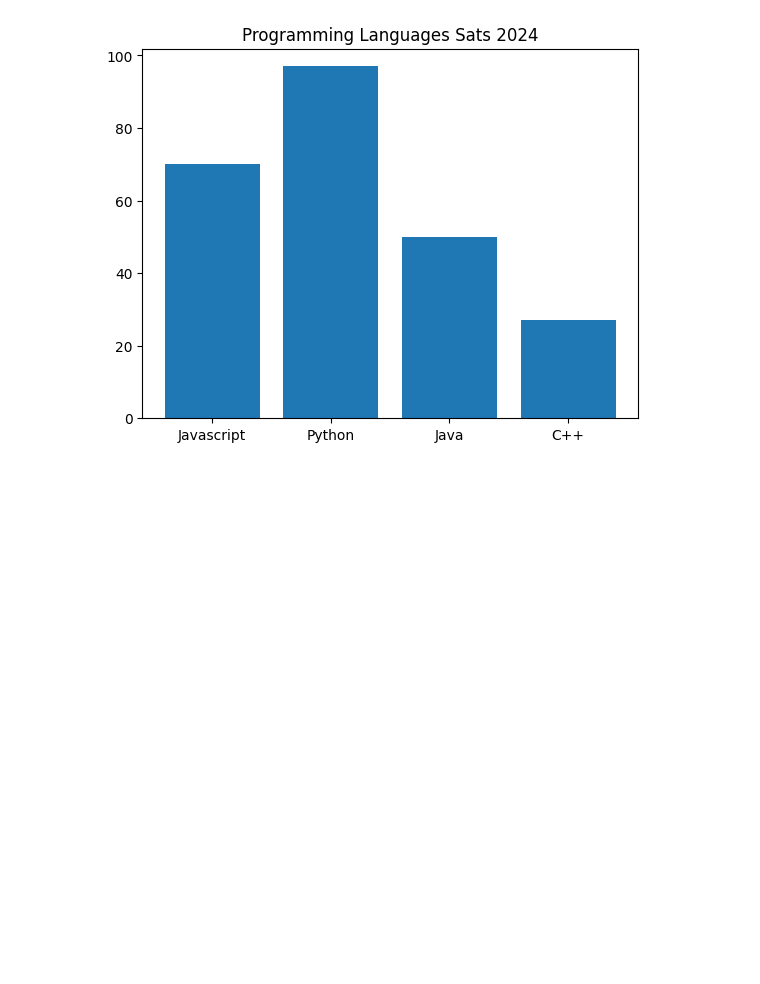
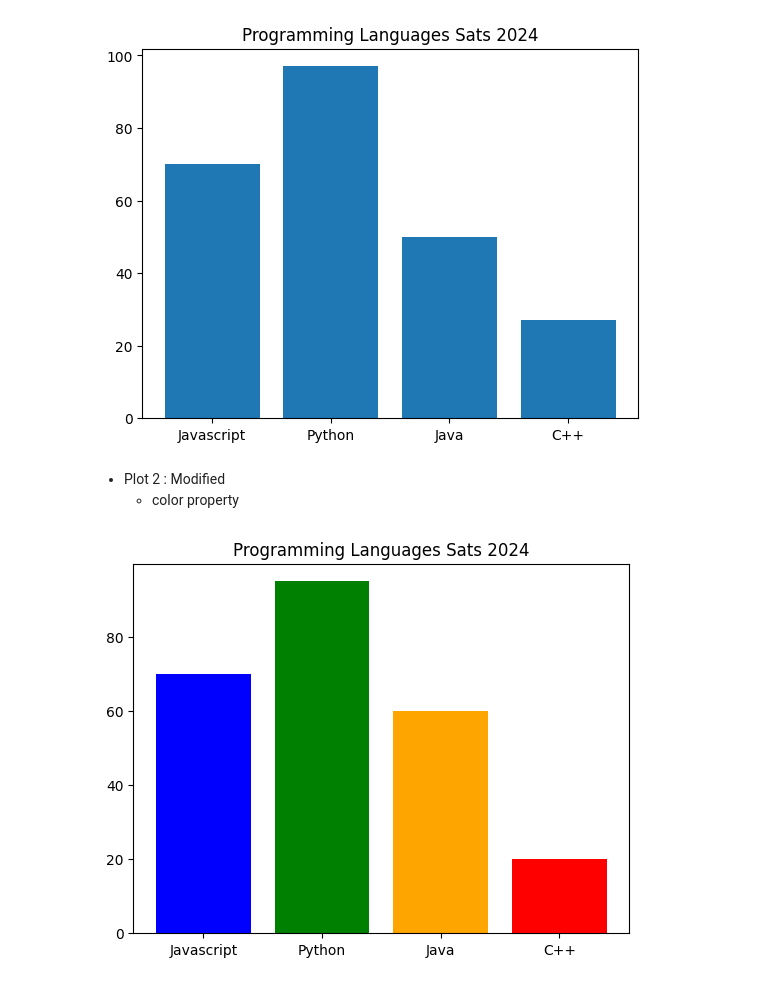
Before and after one commit to abidkk/Matplotlib-Python, a Jupyter notebook: plot1.ipynb, the cells around one changed output. Saved outputs shown, nothing was run; the diff lists cells and outputs as text; code cells hidden in the pictures; blank space fills up the shorter version.

```diff
--- a/plot1.ipynb
+++ b/plot1.ipynb
@@ -11,3 +11,16 @@ plt.bar(x,y)
 plt.show()
 # %% [output]
 [figure]
+# %% [markdown]
+- Plot 2 : Modified
+    - color property
+# %%
+x = ["Javascript", "Python", "Java", "C++"]
+y = [70, 95, 60, 20]
+c = ["blue", "green", "orange", "red"]
+plt.title("Programming Languages Sats 2024")
+plt.bar(x,y, color=c)
+# plt.barh(x, y, color=c)
+plt.show()
+# %% [output]
+[figure, added]
```
Also changed, not shown: parts of 4 cells of this notebook.
